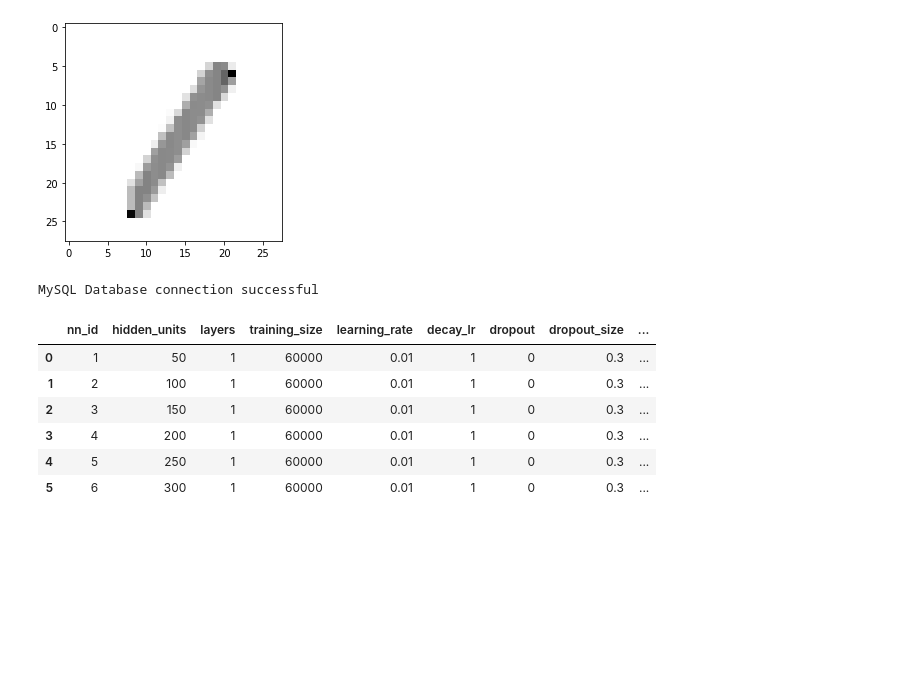
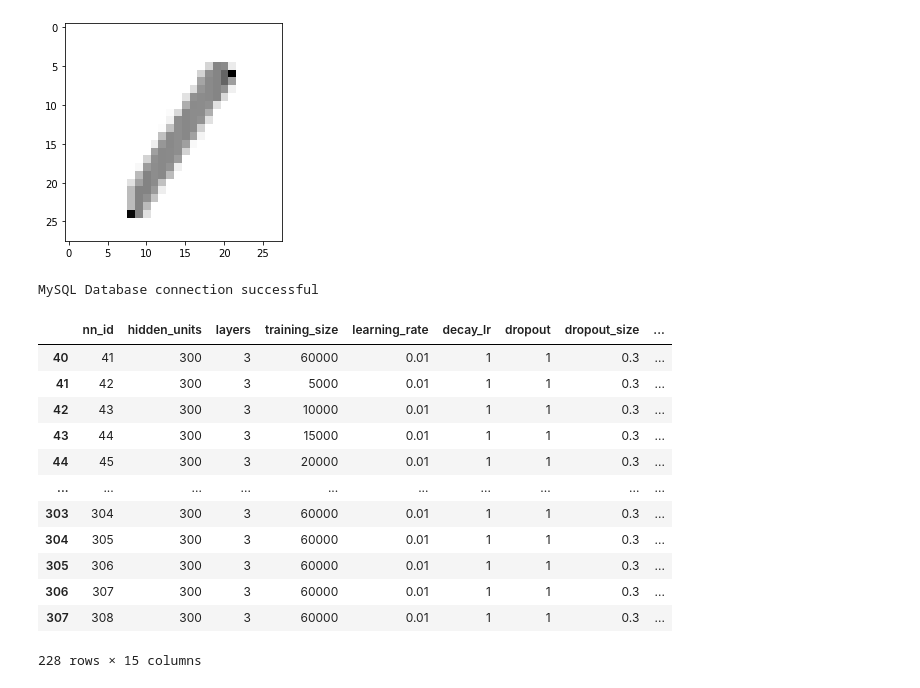
Before and after one commit to alec-gironda/Bose-Einstein-Condensate-NN, a Jupyter notebook: MNIST_NN.ipynb, the cells around one changed output. Saved outputs shown, nothing was run; the diff lists cells and outputs as text; code cells hidden in the pictures; blank space fills up the shorter version.

```diff
--- a/MNIST_NN.ipynb
+++ b/MNIST_NN.ipynb
@@ -179,35 +179,42 @@ plt.imshow(x_test[9876],cmap=plt.cm.binary)
 # %%
 from NN_database import Database
 import pandas as pd
 db = Database()
 
 connection = db.create_db_connection("140.233.160.216", "agironda", "phys_research1", "mnist_db")
 
 select_all_query = "SELECT * FROM mnist"
 
 results = db.read_query(connection,select_all_query)
 
 from_db = []
 
 for result in results:
   result = list(result)
   from_db.append(result)
 
 columns = ["nn_id", "hidden_units", "layers", "training_size", "learning_rate",
             "decay_lr","dropout","dropout_size","epochs","batch_size","loss",
             "metrics","activation","convolutional","accuracy"]
 
 df = pd.DataFrame(from_db, columns=columns)
+df = df[df["layers"]==3]
 
 display(df)
 # %% [output]
 MySQL Database connection successful
 |  | nn_id | hidden_units | layers | training_size | learning_rate | decay_lr | dropout | dropout_size | ... |
-| 0 | 1 | 50 | 1 | 60000 | 0.01 | 1 | 0 | 0.3 | ... |
-| 1 | 2 | 100 | 1 | 60000 | 0.01 | 1 | 0 | 0.3 | ... |
-| 2 | 3 | 150 | 1 | 60000 | 0.01 | 1 | 0 | 0.3 | ... |
-| 3 | 4 | 200 | 1 | 60000 | 0.01 | 1 | 0 | 0.3 | ... |
-| 4 | 5 | 250 | 1 | 60000 | 0.01 | 1 | 0 | 0.3 | ... |
-| 5 | 6 | 300 | 1 | 60000 | 0.01 | 1 | 0 | 0.3 | ... |
+| 40 | 41 | 300 | 3 | 60000 | 0.01 | 1 | 1 | 0.3 | ... |
+| 41 | 42 | 300 | 3 | 5000 | 0.01 | 1 | 1 | 0.3 | ... |
+| 42 | 43 | 300 | 3 | 10000 | 0.01 | 1 | 1 | 0.3 | ... |
+| 43 | 44 | 300 | 3 | 15000 | 0.01 | 1 | 1 | 0.3 | ... |
+| 44 | 45 | 300 | 3 | 20000 | 0.01 | 1 | 1 | 0.3 | ... |
+| ... | ... | ... | ... | ... | ... | ... | ... | ... | ... |
+| 303 | 304 | 300 | 3 | 60000 | 0.01 | 1 | 1 | 0.3 | ... |
+| 304 | 305 | 300 | 3 | 60000 | 0.01 | 1 | 1 | 0.3 | ... |
+| 305 | 306 | 300 | 3 | 60000 | 0.01 | 1 | 1 | 0.3 | ... |
+| 306 | 307 | 300 | 3 | 60000 | 0.01 | 1 | 1 | 0.3 | ... |
+| 307 | 308 | 300 | 3 | 60000 | 0.01 | 1 | 1 | 0.3 | ... |
+228 rows × 15 columns
 # %%
 import matplotlib.pyplot as plt
```
Also changed, not shown: parts of 1 cell of this notebook, 2 other files.
